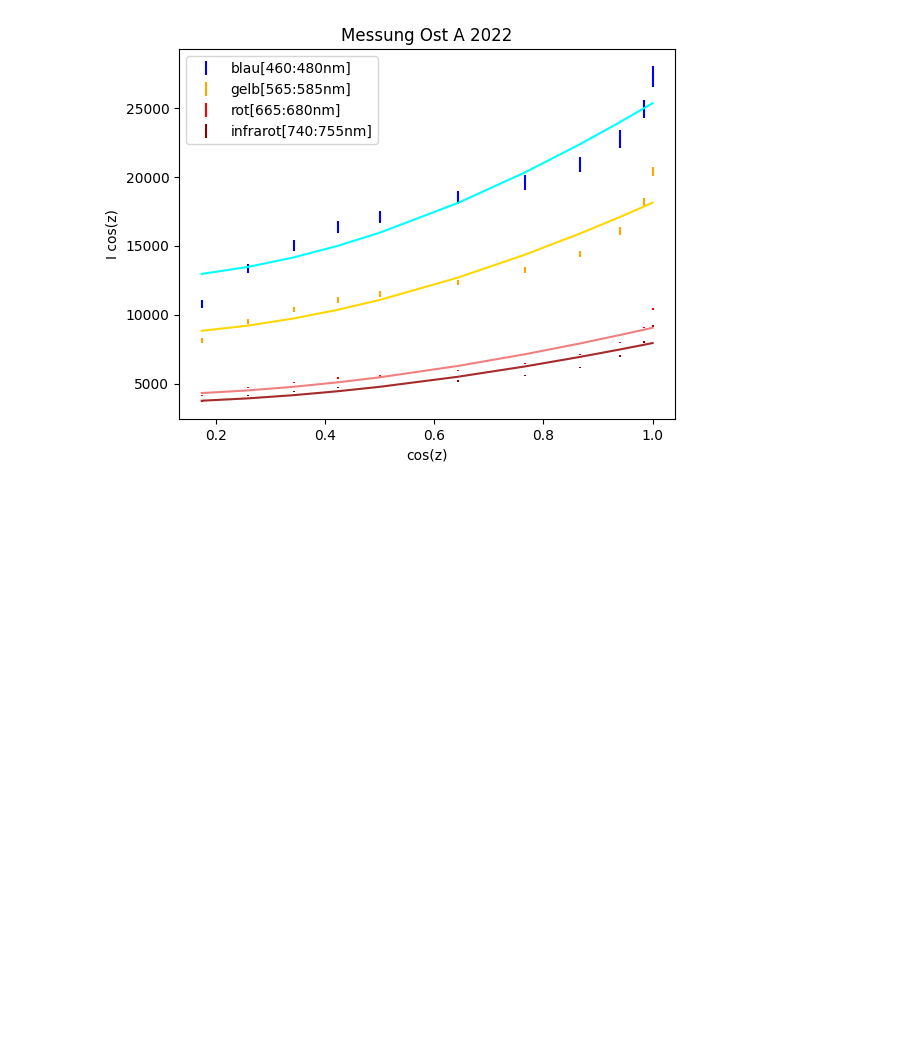
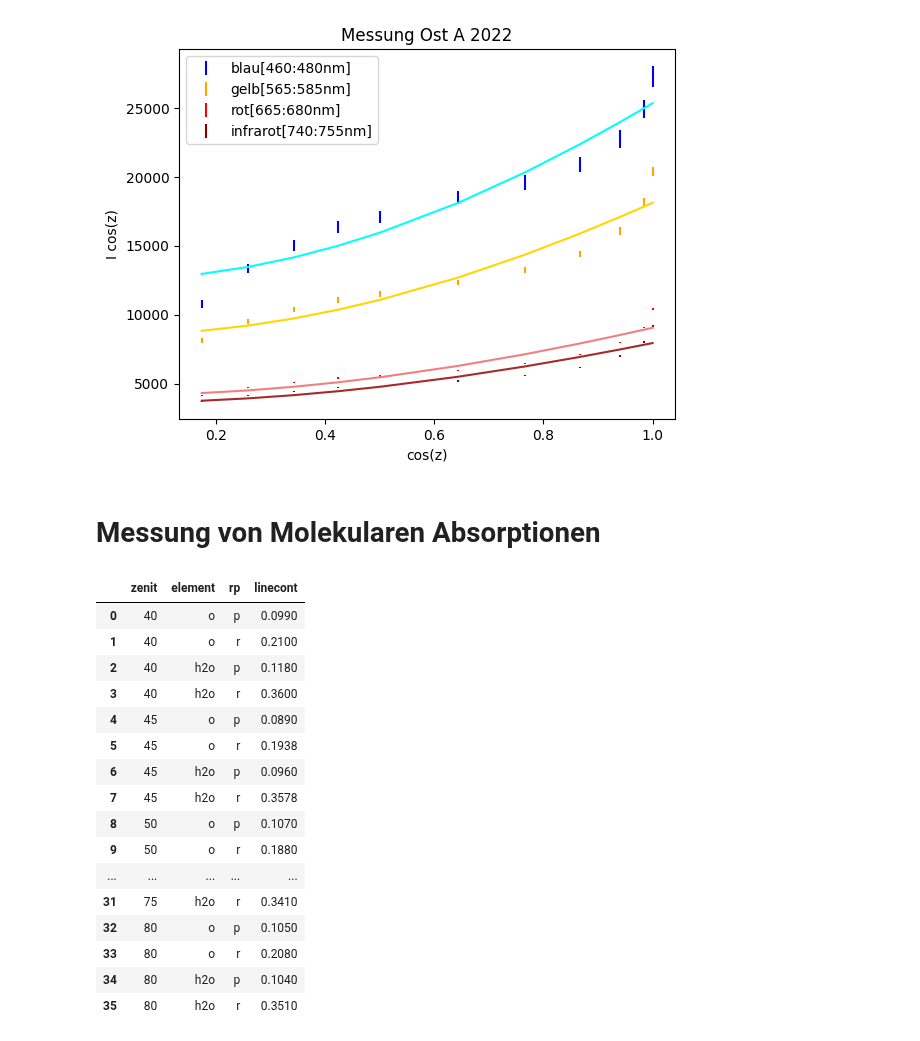
Before and after one commit to KemalOenen/advanced_labcourse, a Jupyter notebook: A004/Dataanalysis.ipynb, the cells around one changed output. Drawn from its saved outputs; the diff is of its cells as text; code cells hidden in the pictures; blank space fills up the shorter version.

```diff
--- a/A004/Dataanalysis.ipynb
+++ b/A004/Dataanalysis.ipynb
@@ -131,3 +135,27 @@ gelb a0=  29419.12209180171 a3=  -20908.08770029384
 rot a0=  14808.576620496076 a3=  -10660.670883839915
 infrarot a0=  13024.725553786055 a3=  -9413.433403289097
 [figure]
+# %% [markdown]
+# Messung von Molekularen Absorptionen
+# %%
+#our data from 2024
+df_moabs=pd.read_csv("tableo2h2o.csv")
+df_moabs
+# %% [output]
+|  | zenit | element | rp | linecont |
+| 0 | 40 | o | p | 0.0990 |
+| 1 | 40 | o | r | 0.2100 |
+| 2 | 40 | h2o | p | 0.1180 |
+| 3 | 40 | h2o | r | 0.3600 |
+| 4 | 45 | o | p | 0.0890 |
+| 5 | 45 | o | r | 0.1938 |
+| 6 | 45 | h2o | p | 0.0960 |
+| 7 | 45 | h2o | r | 0.3578 |
+| 8 | 50 | o | p | 0.1070 |
+| 9 | 50 | o | r | 0.1880 |
+| ... | ... | ... | ... | ... |
+| 31 | 75 | h2o | r | 0.3410 |
+| 32 | 80 | o | p | 0.1050 |
+| 33 | 80 | o | r | 0.2080 |
+| 34 | 80 | h2o | p | 0.1040 |
+| 35 | 80 | h2o | r | 0.3510 |
```
Also changed, not shown: parts of 4 cells of this notebook, 2 other files.
